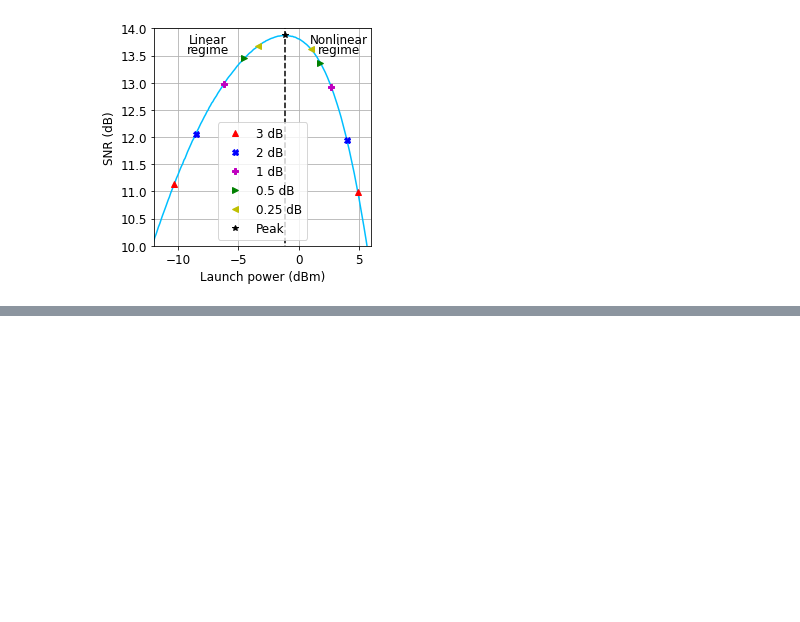
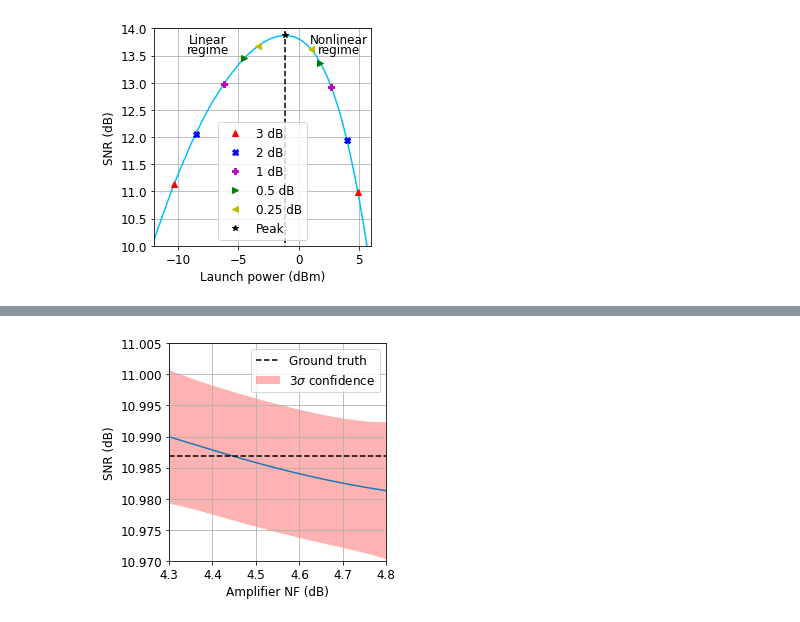
Before and after one commit to joshnevin/gpe_parameter_estimation, a Jupyter notebook: analyse_hm_results.ipynb, the cells around one changed output, grey strips where cells are left out. Saved outputs shown, nothing was run; the diff lists cells and outputs as text; code cells hidden in the pictures; blank space fills up the shorter version.

```diff
--- a/analyse_hm_results.ipynb
+++ b/analyse_hm_results.ipynb
@@ -248,0 +398,21 @@ plt.show()
+# %%
+f, ax = plt.subplots()
+plt.plot(nfs, nf_sweep)
+plt.plot(nfs, y_gt, 'k--', label='Ground truth')
+ax.fill(np.concatenate([nfs, nfs[::-1]]),
+            np.concatenate([nf_sweep_confp,
+                            (nf_sweep_confn)[::-1]]),
+            alpha=0.3, fc='r', ec='None', label='3$\sigma$ confidence')
+plt.xlabel("Amplifier NF (dB)")
+plt.ylabel("SNR (dB)")
+plt.xlim([nfs[0],nfs[-1]])
+# plt.ylim([10.9,11.3])
+# plt.ylim([13.8,13.92])
+plt.ylim(10.97,11.005)
+ax.set_aspect(1.0/ax.get_data_ratio(), adjustable='box')
+plt.grid()
+plt.legend()
+plt.savefig('figures/'+power_value+'_nfsweep.jpeg', dpi=300,bbox_inches='tight')
+plt.show()
+# %% [output]
+[figure, added]
```
Also changed, not shown: parts of 40 cells of this notebook, 1 other file.
